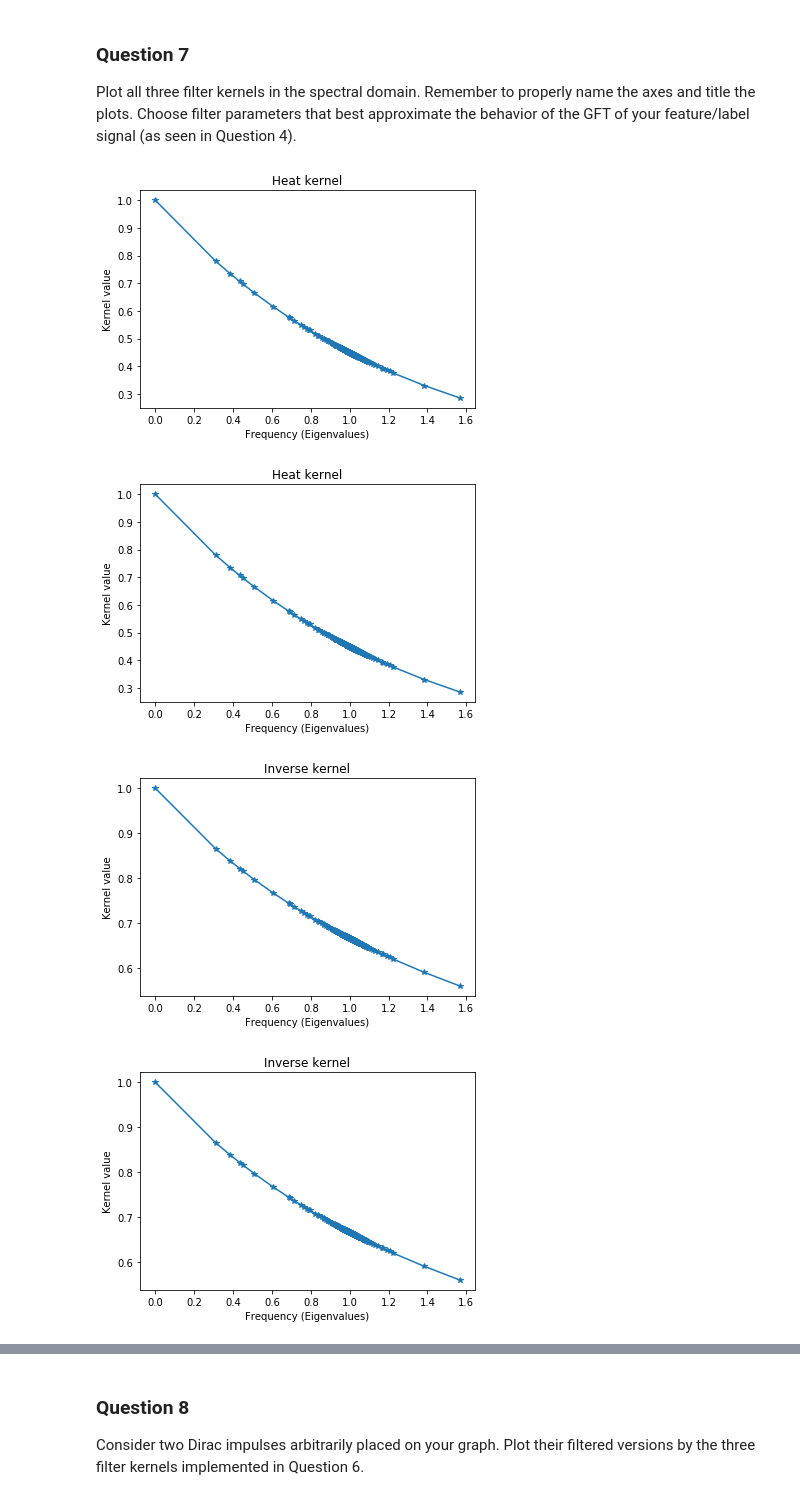
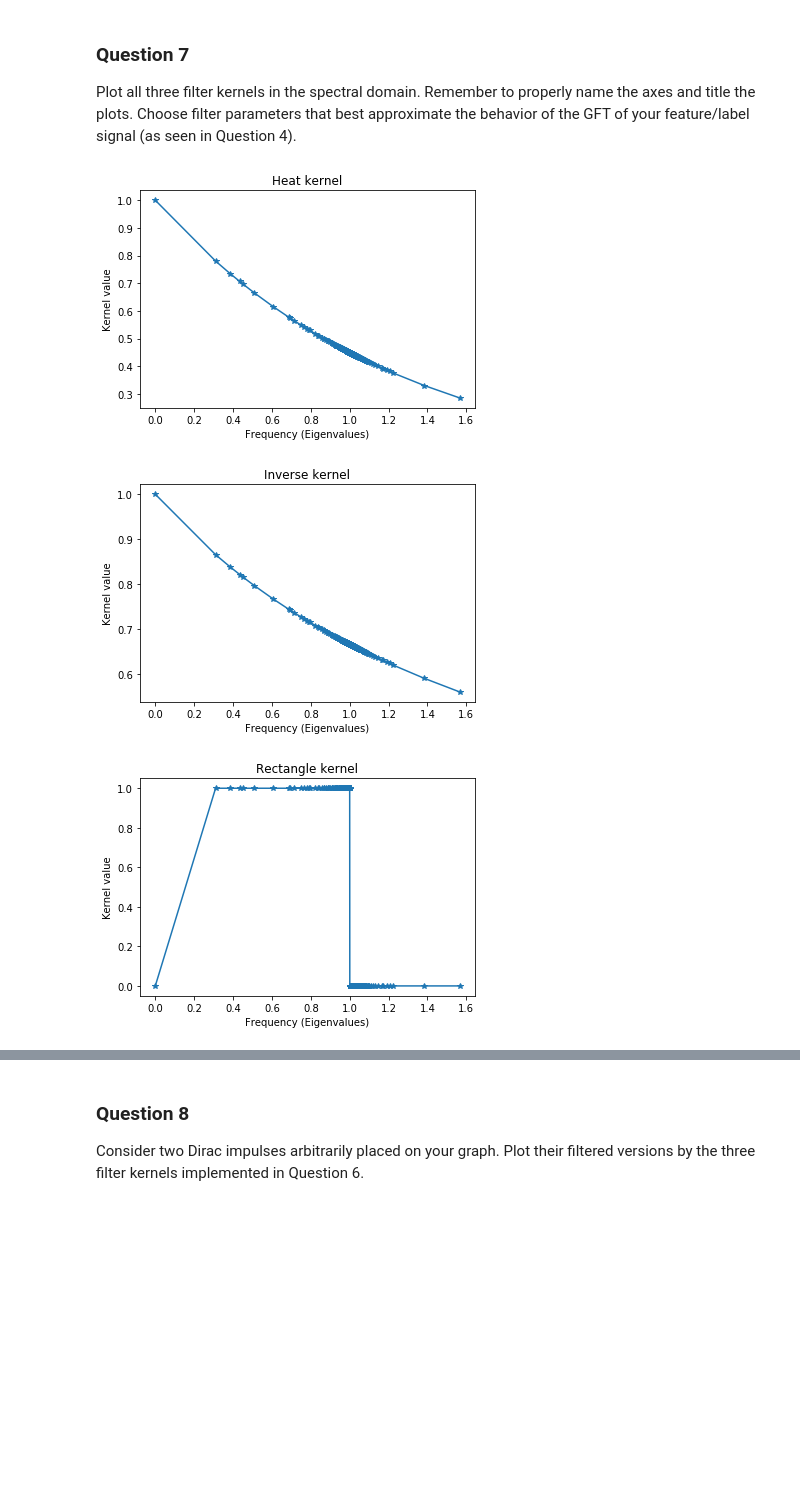
Before and after one commit to senakicir/ntds_project, a Jupyter notebook: 4_graph_signal_processing.ipynb, the cells around one changed output, grey strips where cells are left out. Cells and saved outputs as stored; diff of their text form; code cells hidden in the pictures; blank space fills up the shorter version.

```diff
--- a/4_graph_signal_processing.ipynb
+++ b/4_graph_signal_processing.ipynb
@@ -283,38 +276,37 @@ Plot all three filter kernels in the spectral domain. Remember to properly name
 #Determine each kernel
 t_heat = 0.8
 t_inv = 0.5
-l_min = 0.3
-l_max = 0.6
+l_min = 0.2
+l_max = 1
 heat_kernel_res = heat_kernel(e, t=t_heat)
 inverse_kernel_res = inverse_kernel(e, t=t_inv)
 rectangle_kernel_res = rectangle_kernel(e, l_min = l_min, l_max = l_max)
 
 #plot
 fig = plt.figure()
 plt.plot(e, heat_kernel_res, marker = "*")
 plt.title("Heat kernel")
 plt.xlabel("Frequency (Eigenvalues)")
 plt.ylabel("Kernel value")
 plt.show()
 plt.close(fig)
 
 fig = plt.figure()
 plt.plot(e, inverse_kernel_res, marker = "*")
 plt.title("Inverse kernel")
 plt.xlabel("Frequency (Eigenvalues)")
 plt.ylabel("Kernel value")
 plt.show()
 plt.close(fig)
 
 fig = plt.figure()
 plt.plot(e, rectangle_kernel_res, marker = "*")
 plt.title("Rectangle kernel")
 plt.xlabel("Frequency (Eigenvalues)")
 plt.ylabel("Kernel value")
 plt.show()
 plt.close(fig)
 # %% [output]
 [figure]
-[figure, old version]
+[figure, new version]
-[figure, old version]
+[figure, new version]
-[figure, removed]
```
Also changed, not shown: parts of 30 cells of this notebook.
